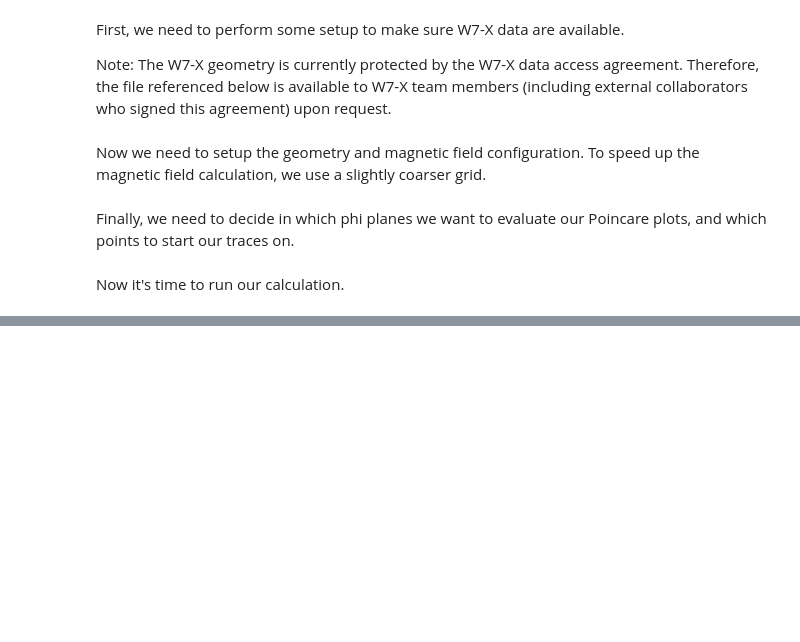
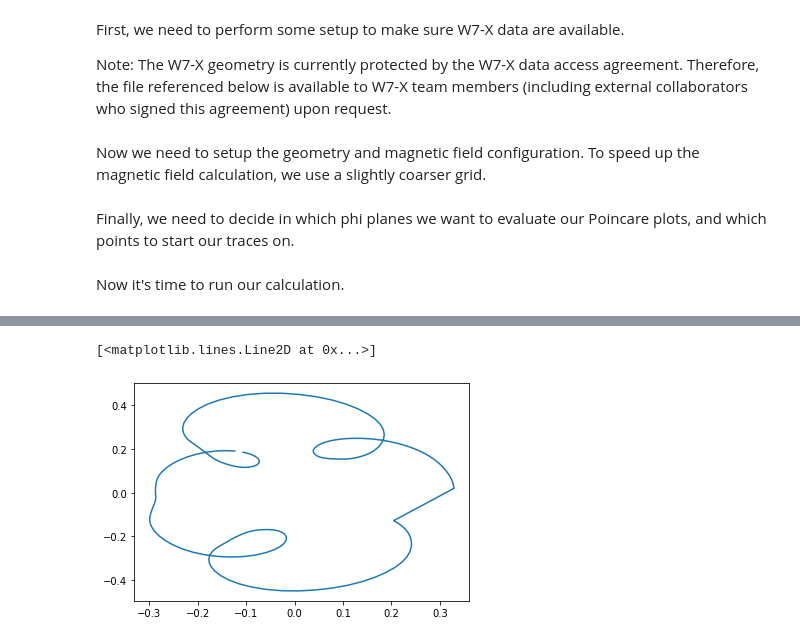
Before and after one commit to alexrobomind/fusionsc, a Jupyter notebook: src/docs/howto/Poincare.ipynb, the cells around one changed output, grey strips where cells are left out. Cells and saved outputs as stored; diff of their text form; code cells hidden in the pictures; blank space fills up the shorter version.

```diff
--- a/src/docs/howto/Poincare.ipynb
+++ b/src/docs/howto/Poincare.ipynb
@@ -48,0 +92,42 @@ plt.plot(xStart, iotas)
+# %%
+# Determine axis shape (required for phase unwrapping)
+if axis is None:
+    startPoint = startPoints.reshape([3, -1]).mean(axis = 1)
+    _, axis = await fsc.flt.findAxis.asnc(field, startPoint = startPoint)
+
+xAx, yAx, zAx = axis
+rAx = np.sqrt(xAx**2 + yAx**2)
+
+# Initialize trace request
+request = fsc.flt.service.FLTRequest.newMessage()
+request.stepSize = 0.001
+request.startPoints = startPoints
+request.field = field.data.computedField
+request.distanceLimit = distanceLimit
+request.recordEvery = 1
+request.turnLimit = 1
+
+calcIota = request.fieldLineAnalysis.initCalculateIota()
+calcIota.unwrapEvery = unwrapEvery
+calcIota.rAxis = rAx
+calcIota.zAxis = zAx
+
+adaptive = request.stepSizeControl.initAdaptive()
+adaptive.targetError = targetError
+adaptive.relativeTolerance = relativeErrorTolerance
+adaptive.min = minStepSize
+adaptive.max = maxStepSize
+
+planes = request.initPlanes(200)
+for i in range(200):
+    planes[i].orientation.phi = i / 200 * 2 * np.pi
+
+#errorEstimationDistance = 2 * 2 * np.pi * field.data.computedField.grid.rMax
+adaptive.errorUnit.integratedOver = distanceLimit
+
+# Perform trace command
+response = await fsc.flt._tracer().trace(request)
+#return np.asarray(response.iotas)
+# %%
+x, y, z, _, _ = np.asarray(response.poincareHits).reshape([5, -1])
+r = np.sqrt(x**2 + y**2)
@@ -48,0 +138,5 @@ plt.plot(xStart, iotas)
+# %%
+plt.plot(r - rAx, z - zAx)
+# %% [output]
+[<matplotlib.lines.Line2D at 0x...>]
+[figure, added]
```
Also changed, not shown: parts of 22 cells of this notebook, 2 other files.
